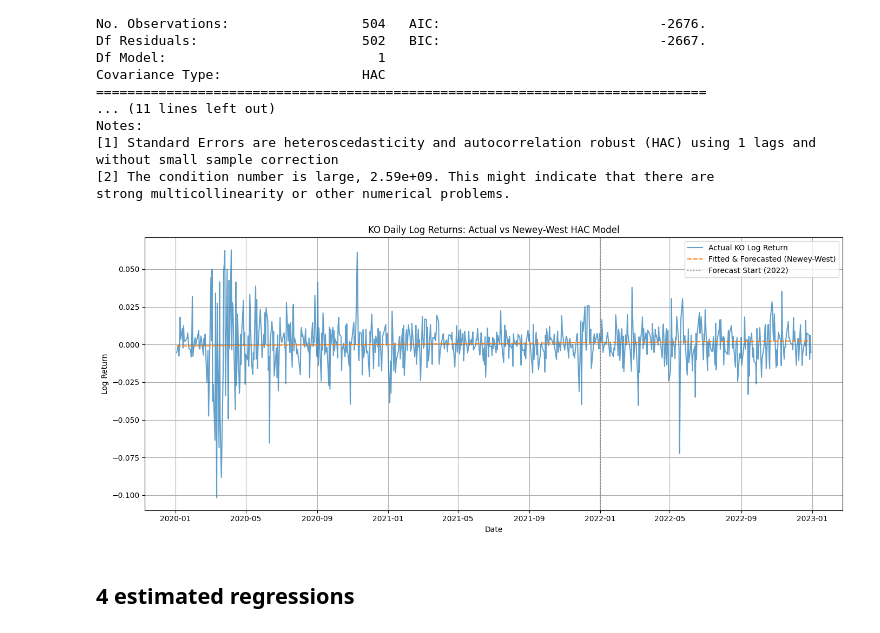
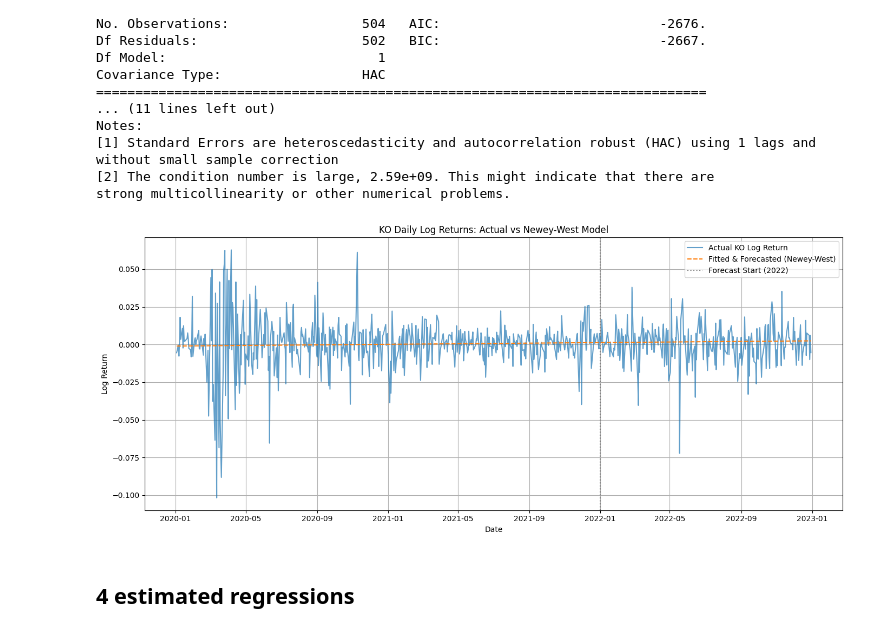
Before and after one commit to CYXNBNBNB/AD685-Quantitative-Methods-for-Finance, a Jupyter notebook: AD685 OLS Regression HAC.ipynb, the cells around one changed output. Saved outputs shown, nothing was run; the diff lists cells and outputs as text; code cells hidden in the pictures.

```diff
--- a/AD685 OLS Regression HAC.ipynb
+++ b/AD685 OLS Regression HAC.ipynb
@@ -400,28 +400,28 @@ strong multicollinearity or other numerical problems.
 # %%
 # --- 对训练集和测试集进行预测（与 OLS 相同） ------------------------------
 y_pred_train_nw = s.predict(X_train)  # 拟合值
 y_pred_test_nw  = s.predict(X_test)   # 预测值
 
 # --- 构建完整预测序列（包括训练 + 测试） ----------------------------------
 predicted_nw = pd.Series(index=all_dates, dtype="float64")
 predicted_nw.loc[train_KO.index] = y_pred_train_nw
 predicted_nw.loc[test_KO.index]  = y_pred_test_nw
 
 # --- 画图：实际值 vs Newey-West 拟合 & 预测值 ------------------------------
 plt.figure(figsize=(14, 6))
 plt.plot(all_returns.index, all_returns, label='Actual KO Log Return', alpha=0.7)
 plt.plot(predicted_nw.index, predicted_nw, label='Fitted & Forecasted (Newey-West)', linestyle='--')
 plt.axvline(pd.Timestamp("2022-01-01"), color='gray', linestyle=':', label='Forecast Start (2022)')
-plt.title("KO Daily Log Returns: Actual vs Newey-West HAC Model")
+plt.title("KO Daily Log Returns: Actual vs Newey-West Model")
 plt.xlabel("Date")
 plt.ylabel("Log Return")
 plt.legend()
 plt.grid(True)
 plt.tight_layout()
 plt.savefig("output/KO(NW).png", dpi=300, bbox_inches='tight')
 plt.show()
 # %% [output]
-[figure, old version]
+[figure, new version]
 # %% [markdown]
 ## 4 estimated regressions
 # %% [markdown]
```
Also changed, not shown: 1 other file.
